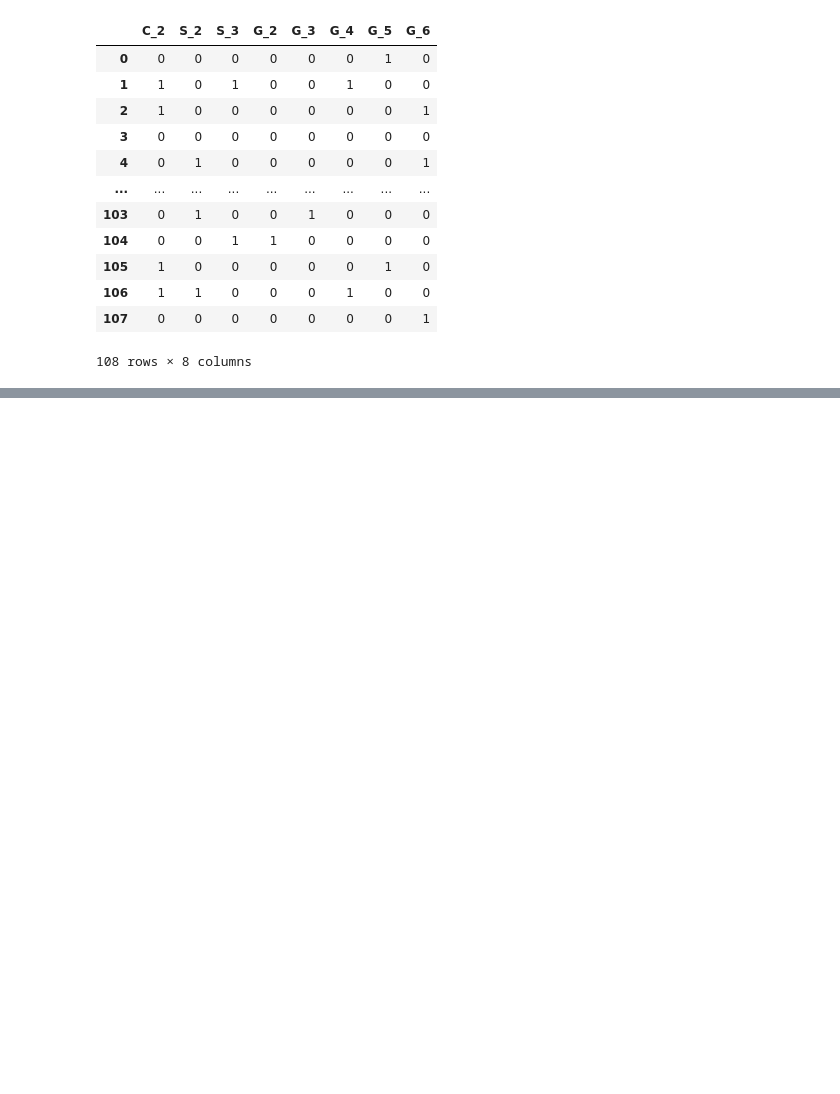
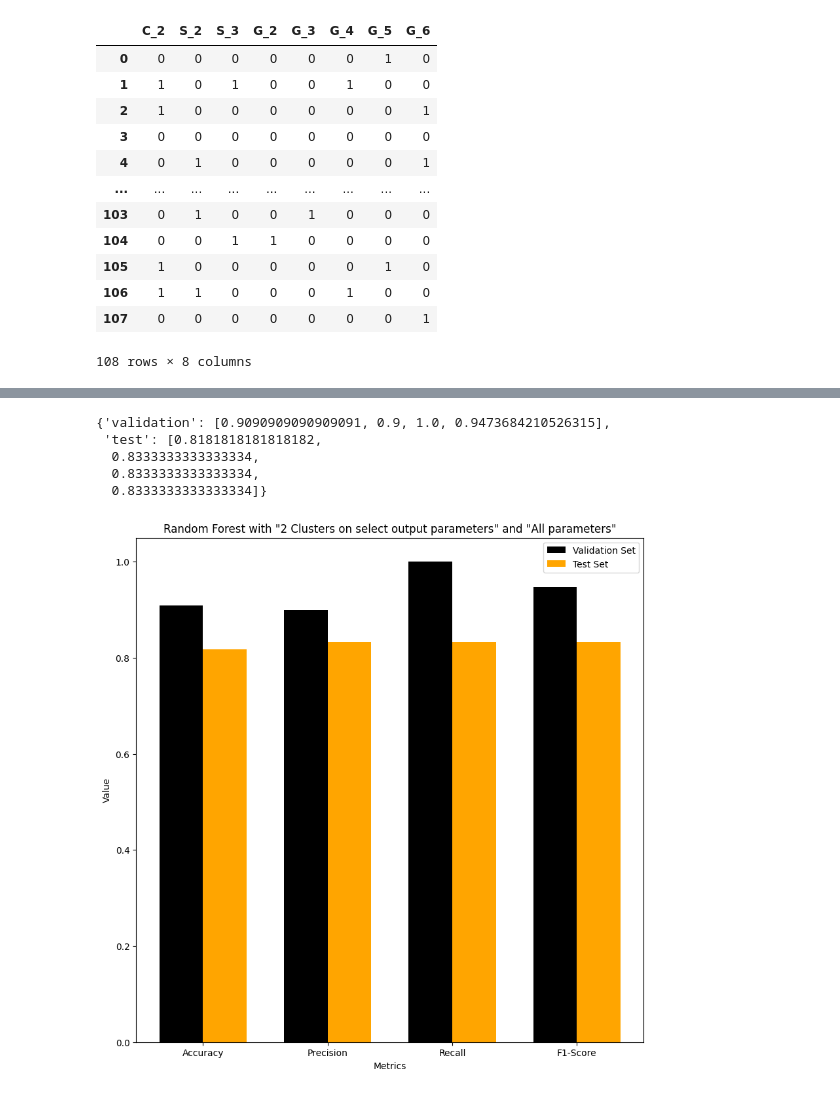
Before and after one commit to SP-2112/Advanced_Soybean_Agricultural_Dataset_Analysis_CS209_TermProject, a Jupyter notebook: Code_Notebooks/07_Classification.ipynb, the cells around one changed output, grey strips where cells are left out. Saved outputs shown, nothing was run; the diff lists cells and outputs as text; code cells hidden in the pictures; blank space fills up the shorter version.

```diff
--- a/Code_Notebooks/07_Classification.ipynb
+++ b/Code_Notebooks/07_Classification.ipynb
@@ -598,0 +385,2 @@ Test Set
+# %%
+results_allParams=evaluate_model(random_forest_all_parameters,data_X2_valid,data_Y2_valid,data_X2_test,data_Y2_test)
@@ -598,0 +405,23 @@ Test Set
+# %%
+results_allParams
+# %% [output]
+{'validation': [0.9090909090909091, 0.9, 1.0, 0.9473684210526315],
+ 'test': [0.8181818181818182,
+  0.8333333333333334,
+  0.8333333333333334,
+  0.8333333333333334]}
+# %%
+metrics=['Accuracy','Precision','Recall','F1-Score']
+x=np.arange(len(metrics))
+barwidth=0.35
+plt.figure(figsize=(10,10))
+plt.bar(x-barwidth/2,results_allParams['validation'],label='Validation Set',color='black',width=0.35)
+plt.bar(x+barwidth/2,results_allParams['test'],label='Test Set',color='orange',width=0.35)
+plt.xticks(x,metrics)
+plt.ylabel('Value')
+plt.xlabel('Metrics')
+plt.title('Random Forest with "2 Clusters on select output parameters" and "All parameters"')
+plt.legend()
+plt.show()
+# %% [output]
+[figure, added]
```
Also changed, not shown: parts of 70 cells of this notebook.
